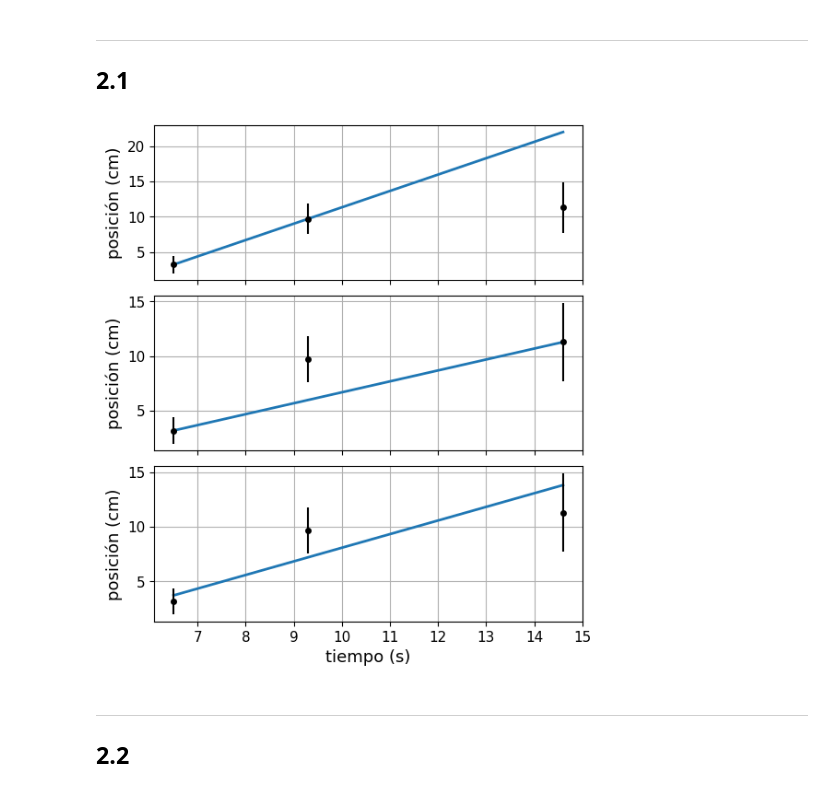
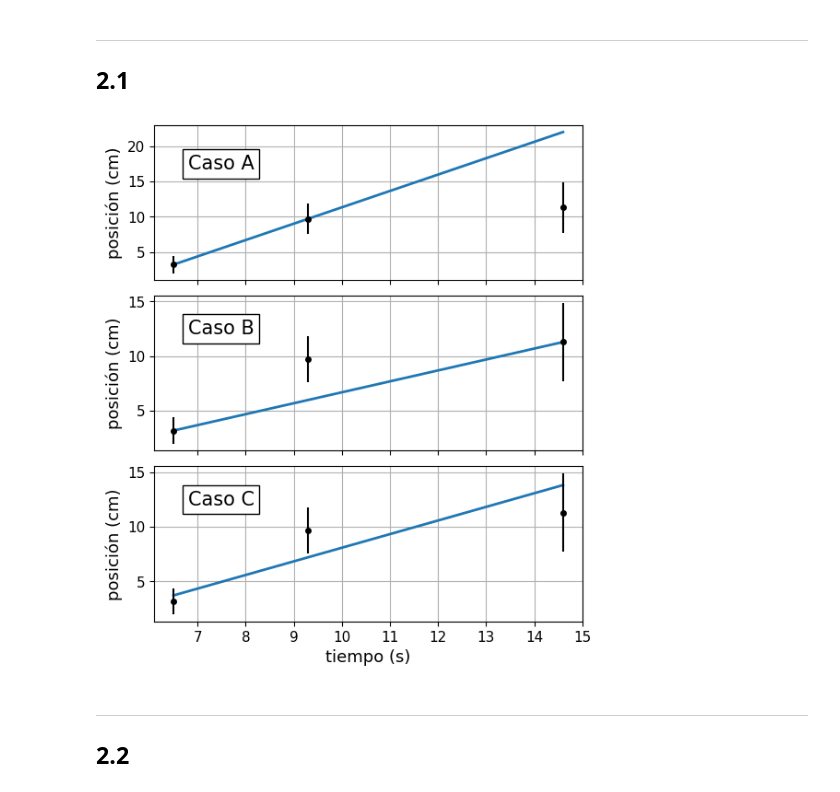
Before and after one commit to dangarciahe/ProblemasExperimental, a Jupyter notebook: Punto2.ipynb, the cells around one changed output. Saved outputs shown, nothing was run; the diff lists cells and outputs as text; code cells hidden in the pictures.

```diff
--- a/Punto2.ipynb
+++ b/Punto2.ipynb
@@ -58,35 +58,39 @@ mxi1, bxi1 = popt_xi1
 
 
 
 # Used for finding xi2 of each regression
 y1data = reg_values(m1, b1, datos["t(s)"])
 y2data = reg_values(m2, b2, datos["t(s)"])
 y3data = reg_values(mxi1, bxi1, datos["t(s)"])
 
 
 fig = plt.figure(figsize=(6,7))
 gs = fig.add_gridspec(3, hspace=0.1) #Sin espacio entre las gráficas
 axis = gs.subplots(sharex=True, sharey=False)
 #fig.suptitle("uwu")
 plot_line(axis[0], m1, b1)
 plot_line(axis[1], m2, b2)
 plot_line(axis[2], mxi1, bxi1)
 for ii in range (len(axis)):
     plot_points(ii, datos["t(s)"], datos["x(cm)"], datos["sigmax(cm)"])
     axis[ii].tick_params(axis="both", labelsize=11)
     axis[ii].set_ylabel("posición (cm)", size=13)
     #axis[ii].legend()
     #axis[ii].label_outer() #Quita los ticks de las gráficas no fronteras
     #axis[ii].minorticks_on()
     axis[ii].grid(which="both")
     axis[ii].set_axisbelow(True)
 
 
+axis[0].text(6.8,16.7, "Caso A",fontsize=15, bbox=dict(facecolor='white', alpha=1.0))
+axis[1].text(6.8,12, "Caso B",fontsize=15, bbox=dict(facecolor='white', alpha=1.0))
+axis[2].text(6.8,12, "Caso C",fontsize=15, bbox=dict(facecolor='white', alpha=1.0))
+
 plt.xlabel("tiempo (s)", fontsize=13)
-plt.savefig("original.pdf")
+plt.savefig("chi_original.pdf")
 plt.show()
 # %% [output]
-[figure, old version]
+[figure, new version]
 # %% [markdown]
 ---
 ## 2.2
```
Also changed, not shown: parts of 1 cell of this notebook, 2 other files.
